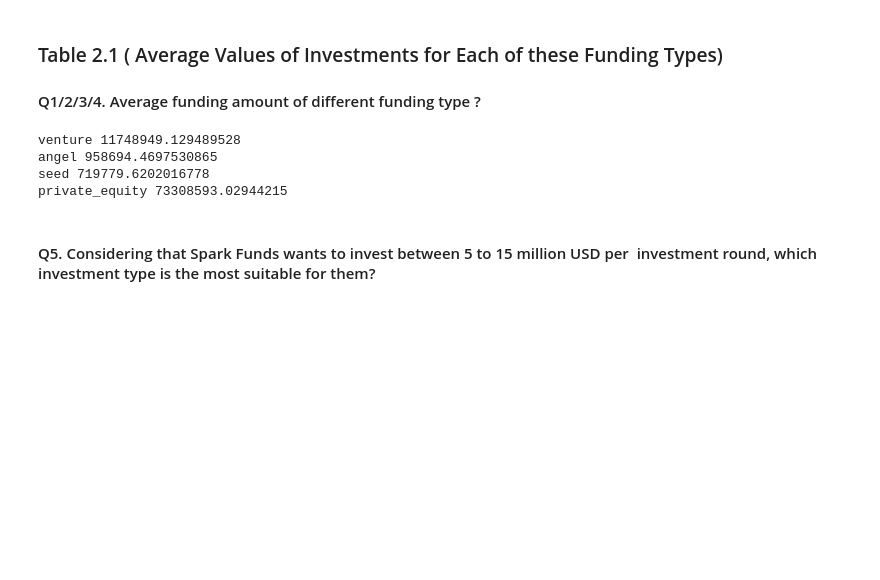
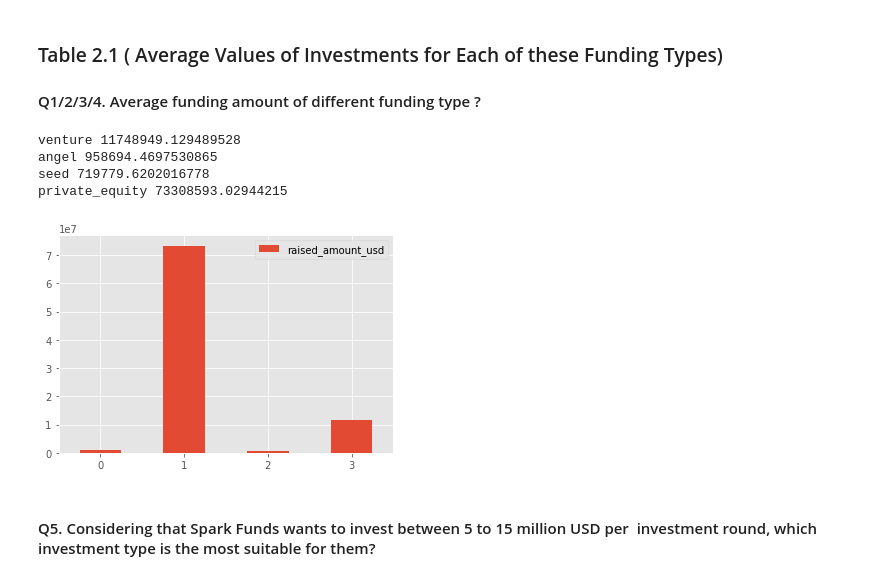
Before and after one commit to ab9bhatia/PythonScripts, a Jupyter notebook: scripts/Spark_Funds_Project.ipynb, the cells around one changed output. Drawn from its saved outputs; the diff is of its cells as text; code cells hidden in the pictures; blank space fills up the shorter version.

```diff
--- a/scripts/Spark_Funds_Project.ipynb
+++ b/scripts/Spark_Funds_Project.ipynb
@@ -89,21 +89,36 @@ master_frame.shape[0]
 # %%
 def avg_funding_amount(funding_type):
     return master_frame[master_frame['funding_round_type']==funding_type]['raised_amount_usd'].mean()
 
 venture = avg_funding_amount('venture')
 angel = avg_funding_amount('angel')
 seed = avg_funding_amount('seed')
 private_equity = avg_funding_amount('private_equity')
 
 print('venture' ,avg_funding_amount('venture'))
 print('angel' ,avg_funding_amount('angel'))
 print('seed' ,avg_funding_amount('seed'))
 print('private_equity' ,avg_funding_amount('private_equity'))
+
+
+p = master_frame[master_frame['funding_round_type'].isin(['venture','angel','seed','private_equity'])]
+
+p = p.groupby(by='funding_round_type')['raised_amount_usd'].mean().reset_index()
+
+p
+
+
+plt.style.use('ggplot')
+
+ax = p.plot(kind='bar', rot=0)
+
+ax.yaxis.grid(True)
 # %% [output]
 venture 11748949.129489528
 angel 958694.4697530865
 seed 719779.6202016778
 private_equity 73308593.02944215
+[figure, added]
 # %% [markdown]
 #### Q5. Considering that Spark Funds wants to invest between 5 to 15 million USD per  investment round, which investment type is the most suitable for them?
 # %%
```
